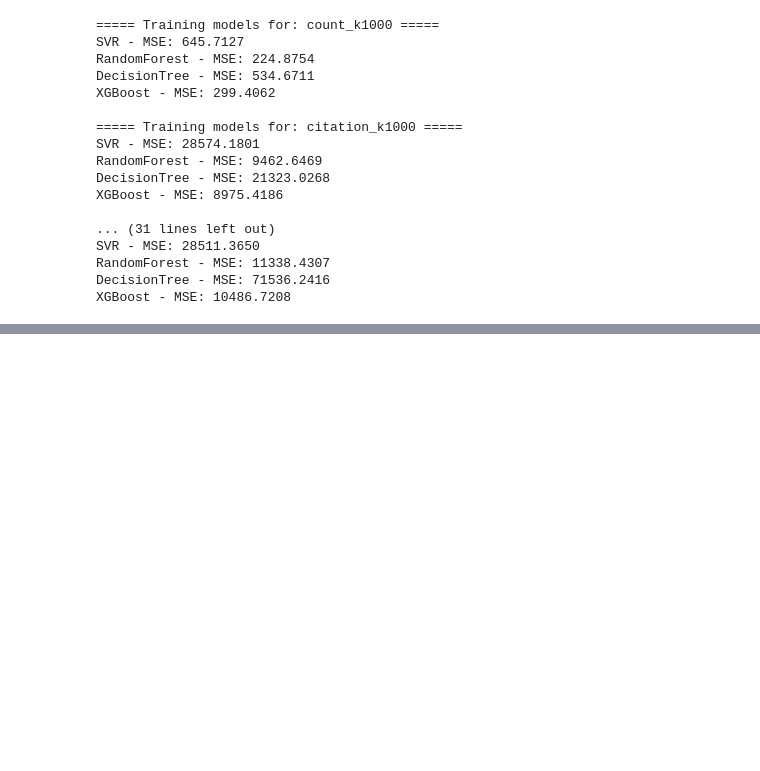
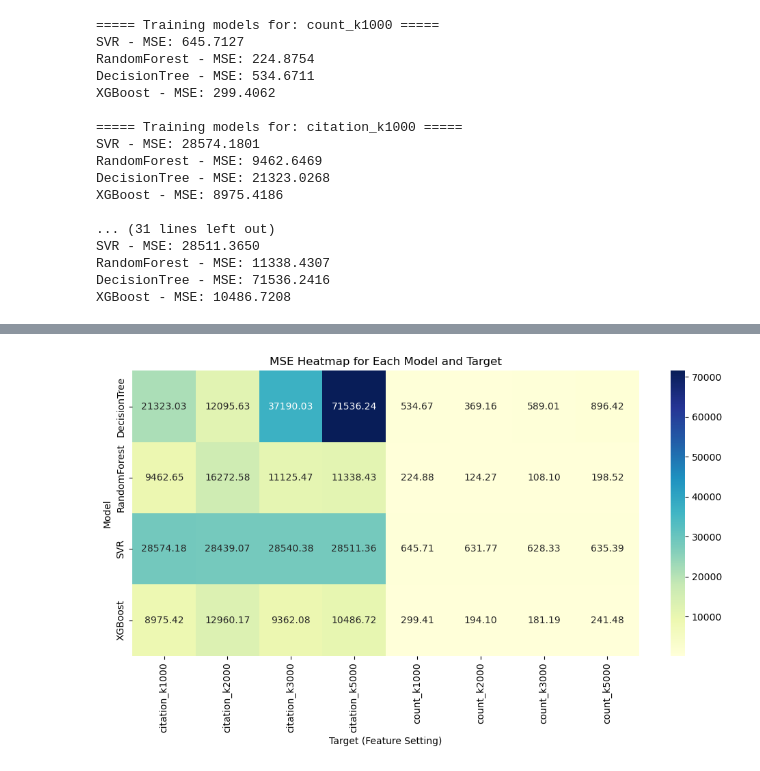
Before and after one commit to 10youting01/Green-innovation, a Jupyter notebook: green_innovation_predcition/model/baseline_model.ipynb, the cells around one changed output, grey strips where cells are left out. Saved outputs shown, nothing was run; the diff lists cells and outputs as text; code cells hidden in the pictures; blank space fills up the shorter version.

```diff
--- a/green_innovation_predcition/model/baseline_model.ipynb
+++ b/green_innovation_predcition/model/baseline_model.ipynb
@@ -82,0 +143,11 @@ print("✅ 所有模型訓練與評估完成，結果已儲存。")
+# %%
+heatmap_data = results_df.pivot_table(index='model', columns='target', values='MSE')
+plt.figure(figsize=(10, 6))
+sns.heatmap(heatmap_data, annot=True, fmt=".2f", cmap="YlGnBu")
+plt.title("MSE Heatmap for Each Model and Target")
+plt.xlabel("Target (Feature Setting)")
+plt.ylabel("Model")
+plt.tight_layout()
+plt.show()
+# %% [output]
+[figure, added]
```
Also changed, not shown: parts of 5 cells of this notebook.
